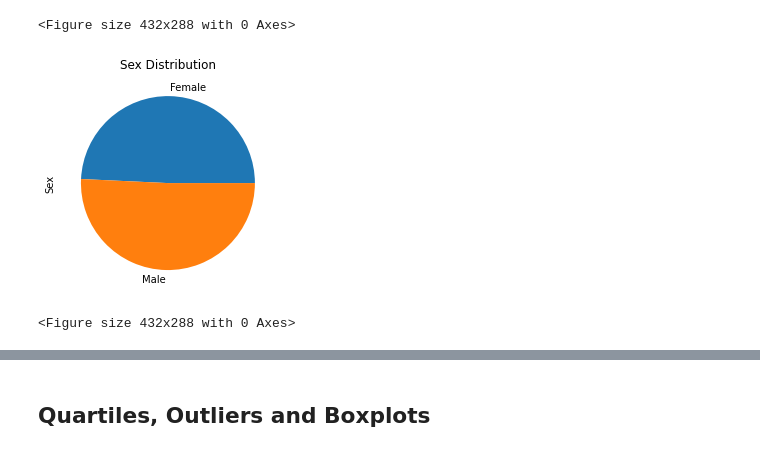
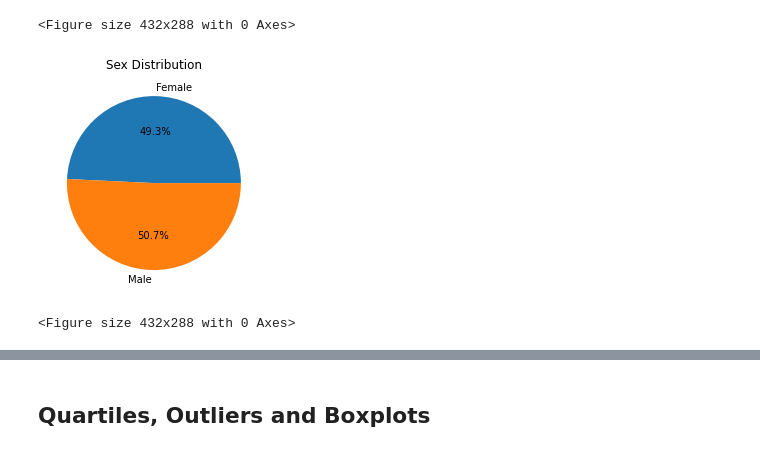
Before and after one commit to markerickson314/pymaceuticals, a Jupyter notebook: pymaceuticals.ipynb, the cells around one changed output, grey strips where cells are left out. Drawn from its saved outputs; the diff is of its cells as text; code cells hidden in the pictures.

```diff
--- a/pymaceuticals.ipynb
+++ b/pymaceuticals.ipynb
@@ -115,13 +115,14 @@ plt.tight_layout()
 # %%
 # Generate a pie plot showing the distribution of female versus male mice using pandas
 sex_group = clean.groupby(["Sex"])
 sex_number = sex_group["Sex"].count()
-sex_number.plot(kind="pie", title="Sex Distribution")
+sex_number.plot(kind="pie", title="Sex Distribution", autopct="%1.1f%%")
+plt.ylabel("")
 
 plt.show()
 plt.tight_layout()
 # %% [output]
-[figure, old version]
+[figure, new version]
 <Figure size 432x288 with 0 Axes>
 # %%
 # Generate a pie plot showing the distribution of female versus male mice using pyplot
```
Also changed, not shown: parts of 7 cells of this notebook.
